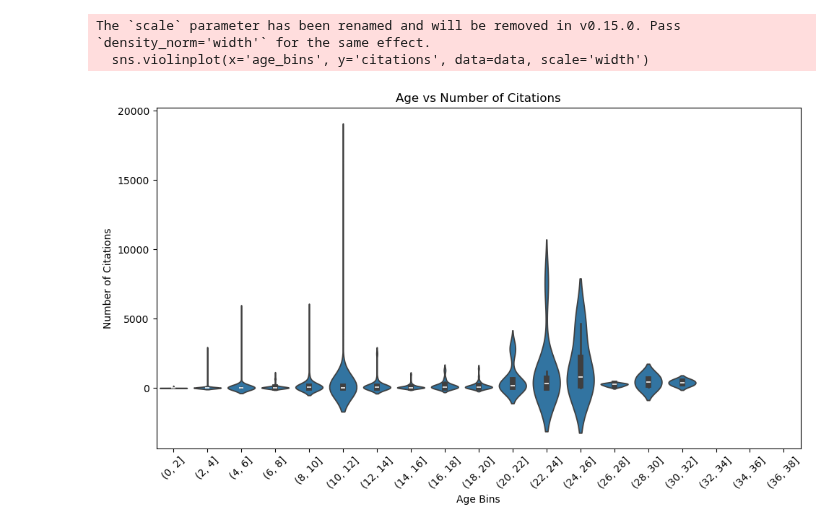
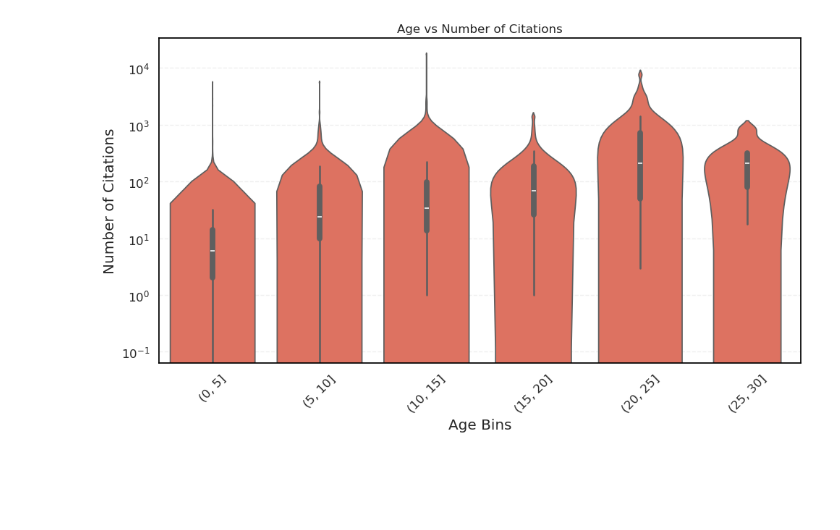
Before and after one commit to Workflomics/pubmetric, a Jupyter notebook: dev-viz-notebooks/graph_statistics.ipynb, the cells around one changed output. Cells and saved outputs as stored; diff of their text form; code cells hidden in the pictures; blank space fills up the shorter version.

```diff
--- a/dev-viz-notebooks/graph_statistics.ipynb
+++ b/dev-viz-notebooks/graph_statistics.ipynb
@@ -89,26 +291,25 @@ plt.show()
 # %%
-import numpy as np
-import matplotlib.pyplot as plt
-import pandas as pd
-import seaborn as sns
-
+# This did nto turn out very well
 # Create a DataFrame for easier manipulation
 data = pd.DataFrame({'ages': ages, 'citations': citations})
 
-bins = np.arange(0, 40, 2)
+# Check for negative values
+if (data['citations'] < 0).any():
+    print("Warning: There are negative values in the citations data.")
+
+# Bin ages into intervals
+bins = np.arange(0, 35, 5)
 data['age_bins'] = pd.cut(data['ages'], bins)
 
 plt.figure(figsize=(10, 6))
-sns.violinplot(x='age_bins', y='citations', data=data, scale='width')
+sns.violinplot(x='age_bins', y='citations', data=data, density_norm='width')  # cut=0 prevents KDE from extending beyond data range
 
 plt.title('Age vs Number of Citations')
 plt.xlabel('Age Bins')
 plt.ylabel('Number of Citations')
+plt.yscale('log')
 plt.xticks(rotation=45)
 plt.tight_layout()
 plt.show()
-# why is it below 0??
 # %% [output]
-The `scale` parameter has been renamed and will be removed in v0.15.0. Pass `density_norm='width'` for the same effect.
-  sns.violinplot(x='age_bins', y='citations', data=data, scale='width')
-[figure, old version]
+[figure, new version]
```
Also changed, not shown: parts of 12 cells of this notebook, 9 other files.
